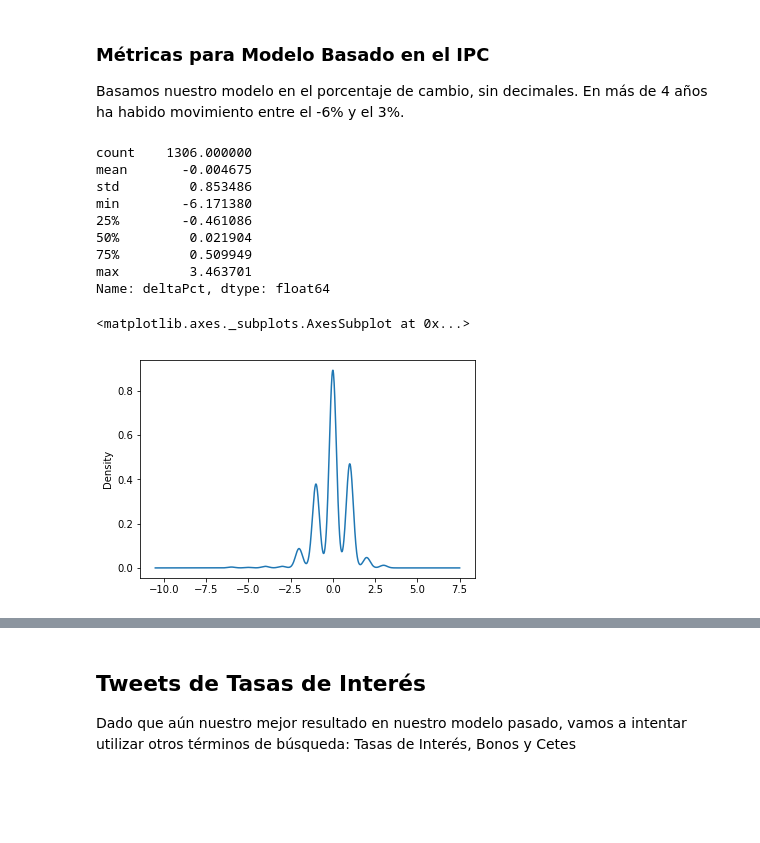
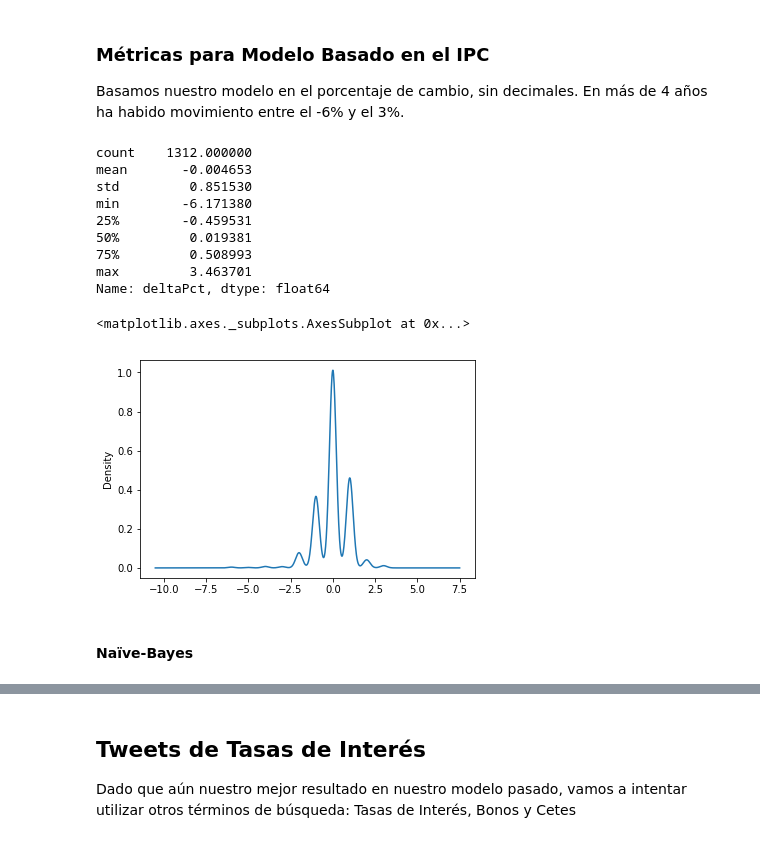
Before and after one commit to philwebsurfer/ITAM-QuantFinance, a Jupyter notebook: alumnos/jorge_altamirano/proyecto-final.ipynb, the cells around one changed output, grey strips where cells are left out. Drawn from its saved outputs; the diff is of its cells as text; code cells hidden in the pictures; blank space fills up the shorter version.

```diff
--- a/alumnos/jorge_altamirano/proyecto-final.ipynb
+++ b/alumnos/jorge_altamirano/proyecto-final.ipynb
@@ -103,6 +113,7 @@ Estos números lo tomamos de la distribución de los datos, en los cuales el 25%
 ipc.loc[ipc.deltaPct <= -0.5, "sentiment"] = -1
 ipc.loc[ipc.deltaPct >= +0.5, "sentiment"] = 1
 ipc.loc[ipc.sentiment.isna(), "sentiment"] = 0
+ipc.loc[ipc.deltaPct.isna(), "deltaPct"] = 0
 ipc.head()
 # %% [output]
 |  | date | close | volume | deltaPct | sentiment |
@@ -227,10 +220,9 @@ tweet             object
 dtype: object
 # %%
 #ordenar columnas
-df = df.sort_values(by=["time"])
+bmv = bmv.sort_values(by=["time"])
 #reindizar
-df.index = range(0, df.shape[0])
-# print(df.head(5))
-(df.tail(5))
+bmv.index = range(0, bmv.shape[0])
+bmv.tail(5)
 # %% [output]
 |  | source | time | tweet |
@@ -247,7 +239,7 @@ df.shape
 # %%
-df = pd.read_csv("tweets.csv.xz", compression="xz")
-df["time"] = pd.to_datetime(df.time)
-df.head(1)
+bmv = pd.read_csv("bmv.csv.xz", compression="xz")
+bmv["time"] = pd.to_datetime(bmv.time)
+bmv.head(1)
 # %% [output]
 |  | source | time | tweet |
 | 0 | elfinanciero_mx | 2014-01-01 | #BMV superaría los 46 mil puntos ... |
@@ -256,12 +248,12 @@ df.head(1)
 # %% [markdown]
 De manera experimental realizaremos un entrenamiento con el sentimiento que obtuvimos en el paso anterior (IPC), y lo asignaremos a los valores de la misma fecha del tweet.
 # %%
-df.drop(columns=["sentiment"], inplace=True, errors="ignore")
+bmv.drop(columns=["sentiment"], inplace=True, errors="ignore")
 #sentimiento basado en el porcentaje de cambio del ipc
-df["ipc"] = df.join(ipc.set_index("date"), on="time", how="left").deltaPct.round(0)
+bmv["ipc"] = bmv.join(ipc.set_index("date"), on="time", how="left").deltaPct.round(0)
 #sentimiento basado en reglas
-df["sentiment"] = df.join(ipc.set_index("date"), on="time", how="left").sentiment
-df.head(5)
+bmv["sentiment"] = bmv.join(ipc.set_index("date"), on="time", how="left").sentiment
+bmv.head(5)
 # %% [output]
 |  | source | time | tweet | ipc | sentiment |
 | 0 | elfinanciero_mx | 2014-01-01 | #BMV superaría los 46 mil puntos ... | NaN | NaN |
@@ -377,20 +420,22 @@ Basamos nuestro modelo en el porcentaje de cambio, sin decimales. En más de 4 a
 # %%
 ipc.deltaPct.describe()
 # %% [output]
-count    1306.000000
-mean       -0.004675
-std         0.853486
+count    1312.000000
+mean       -0.004653
+std         0.851530
 min        -6.171380
-25%        -0.461086
-50%         0.021904
-75%         0.509949
+25%        -0.459531
+50%         0.019381
+75%         0.508993
 max         3.463701
 Name: deltaPct, dtype: float64
 # %%
-df.ipc.plot(kind="density")
+bmv.ipc.plot(kind="density")
 # %% [output]
 <matplotlib.axes._subplots.AxesSubplot at 0x...>
-[figure, old version]
+[figure, new version]
+# %% [markdown]
+#### Naïve-Bayes
 # %%
 test["ipc_hat"] = pipe0m1.predict(test.tweet)
 print(classification_report(test.ipc, test.ipc_hat))
```
Also changed, not shown: parts of 57 cells of this notebook.
